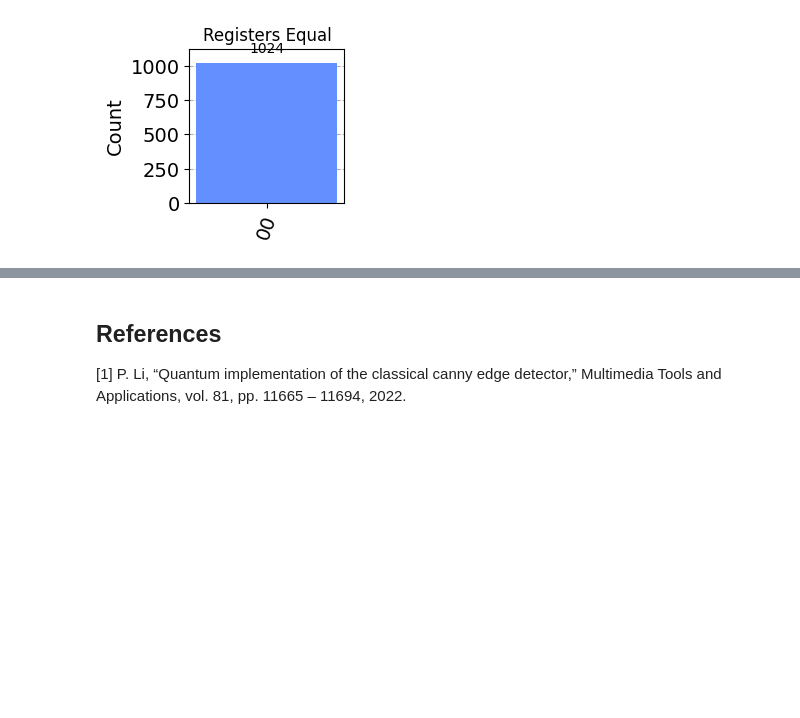
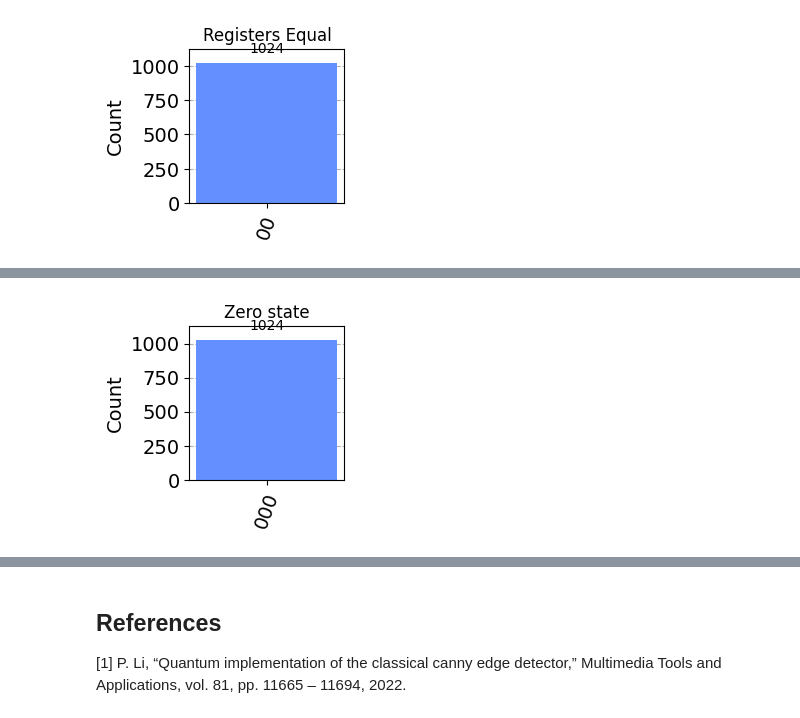
Before and after one commit to crect500/squib, a Jupyter notebook: canny/circuit_operators.ipynb, the cells around one changed output, grey strips where cells are left out. Cells and saved outputs as stored; diff of their text form; code cells hidden in the pictures; blank space fills up the shorter version.

Commit message:
Add increment state demonstration to notebook

```diff
--- a/canny/circuit_operators.ipynb
+++ b/canny/circuit_operators.ipynb
@@ -33,10 +35,9 @@ e_0: ───────────┤ X ├───────┼───
 e_1: ─────────────────────┤ X ├───────────────┤ X ├──────────┤ X ├
                           └───┘               └───┘          └───┘
 # %%
-output_register = cr(2, 'c0')
+output_register = ClassicalRegister(2, 'c0')
 circuit.add_register(output_register)
 circuit.measure([circuit.num_qubits - 1, circuit.num_qubits - 2], output_register)
-simulator = Aer.get_backend('aer_simulator')
 circ = transpile(circuit, simulator)
 result = simulator.run(circ).result()
 counts = result.get_counts(circ)
@@ -65,7 +66,7 @@ e_0: ───────────┤ X ├───────┼───
 e_1: ─────────────────────┤ X ├───────────────┤ X ├──────────┤ X ├
                           └───┘               └───┘          └───┘
 # %%
-output_register = cr(2, 'c0')
+output_register = ClassicalRegister(2, 'c0')
 circuit.add_register(output_register)
 circuit.measure([circuit.num_qubits - 1, circuit.num_qubits - 2], output_register)
 circ = transpile(circuit, simulator)
@@ -96,7 +97,7 @@ e_0: ───────────┤ X ├───────┼───
 e_1: ─────────────────────┤ X ├──────────┤ X ├
                           └───┘          └───┘
 # %%
-output_register = cr(2, 'c0')
+output_register = ClassicalRegister(2, 'c0')
 circuit.add_register(output_register)
 circuit.measure([circuit.num_qubits - 1, circuit.num_qubits - 2], output_register)
 circ = transpile(circuit, simulator)
@@ -119,0 +123,11 @@ q0_3: ──■────■────■──┤ X ├
+# %%
+qregister = QuantumRegister(3, 'q0')
+cregister = ClassicalRegister(3, 'c0')
+circuit = QuantumCircuit(qregister, cregister)
+circuit.measure(qregister, cregister)
+circ = transpile(circuit, simulator)
+result = simulator.run(circ).result()
+counts = result.get_counts(circ)
+plot_histogram(counts, title='Zero state', figsize=(2,2))
+# %% [output]
+[figure, added]
```
Also changed, not shown: parts of 6 cells of this notebook.
